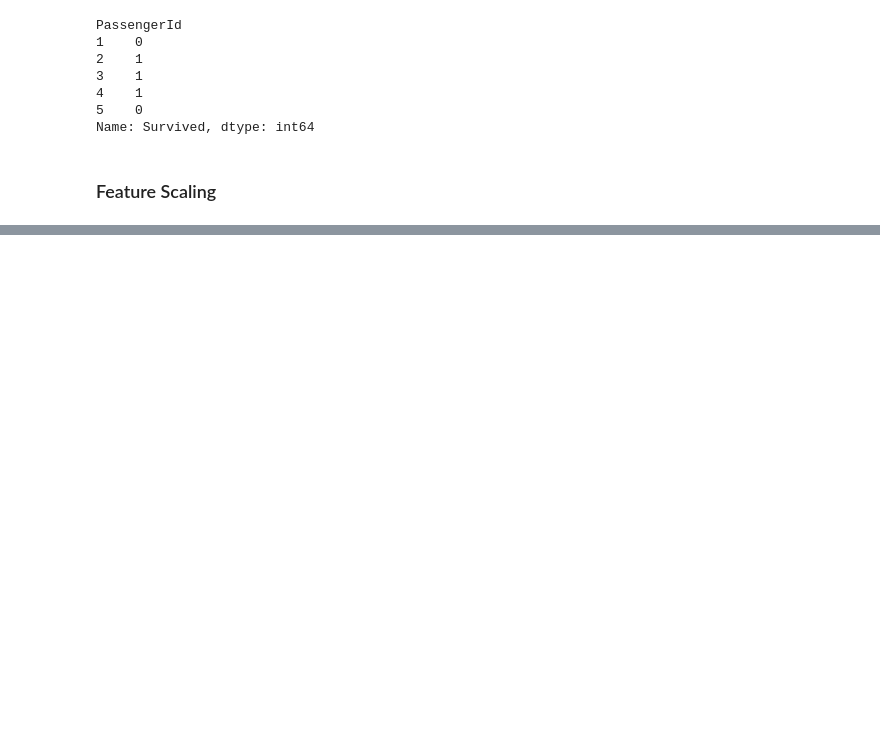
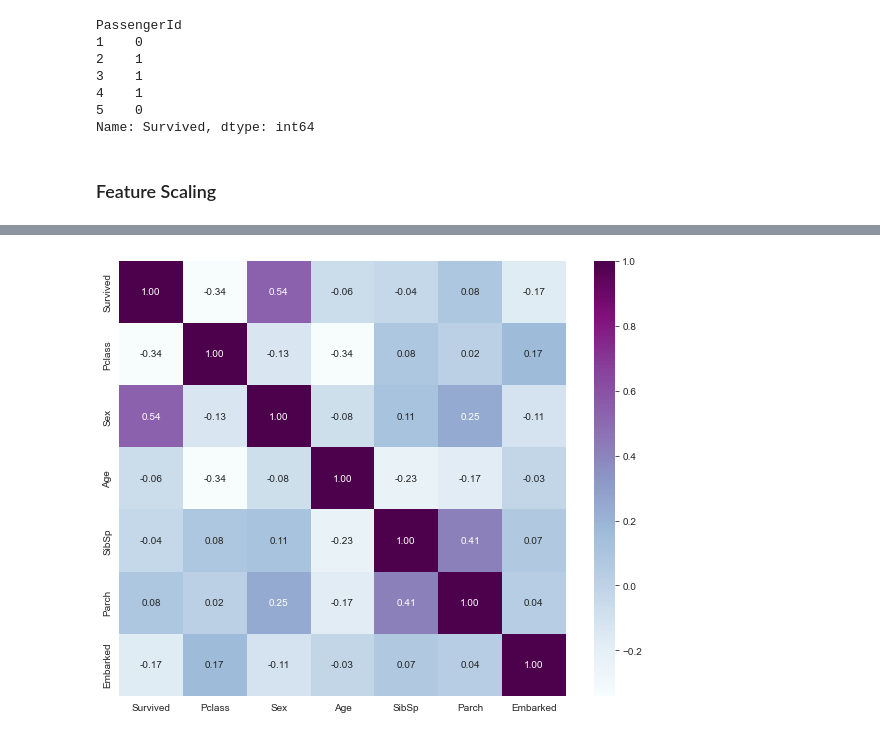
Before and after one commit to JudsonMorgan/Python-for-Data-Analyst, a Jupyter notebook: Titanic-Prediction.ipynb, the cells around one changed output, grey strips where cells are left out. Cells and saved outputs as stored; diff of their text form; code cells hidden in the pictures; blank space fills up the shorter version.

```diff
--- a/Titanic-Prediction.ipynb
+++ b/Titanic-Prediction.ipynb
@@ -360,0 +479,12 @@ Name: Survived, dtype: int64
+# %%
+df = data.copy()
+# %%
+corr = df.corr()
+plt.figure(figsize=(10,8))
+sns.heatmap(corr,
+           annot=True,
+           fmt='.2f',
+           cmap='BuPu')
+plt.show()
+# %% [output]
+[figure, added]
```
Also changed, not shown: parts of 35 cells of this notebook.
